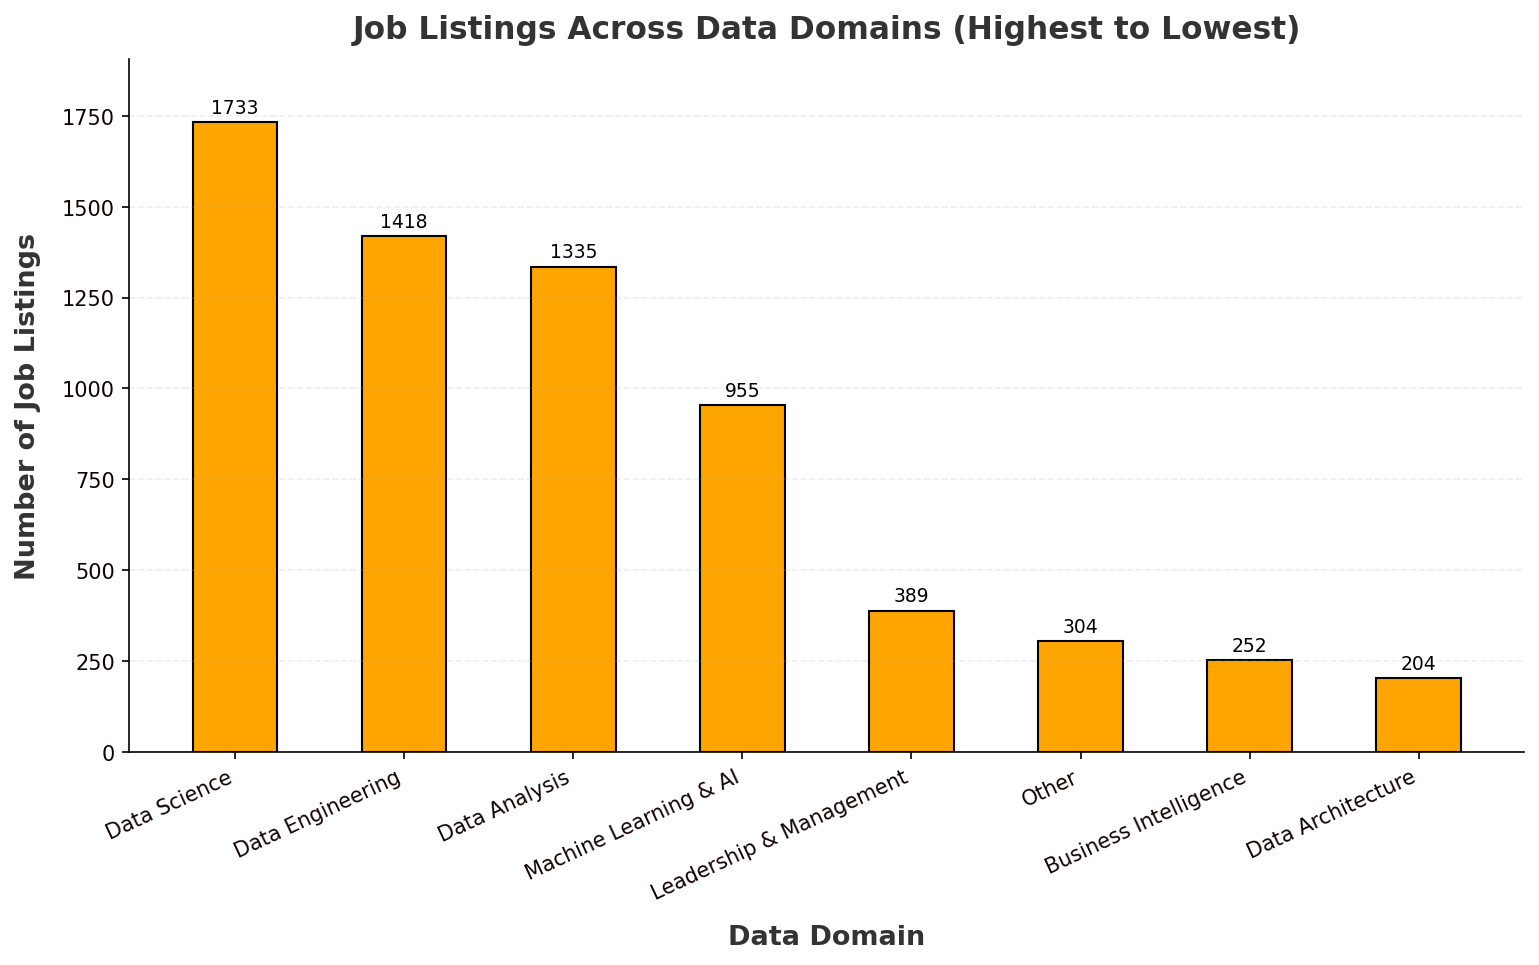
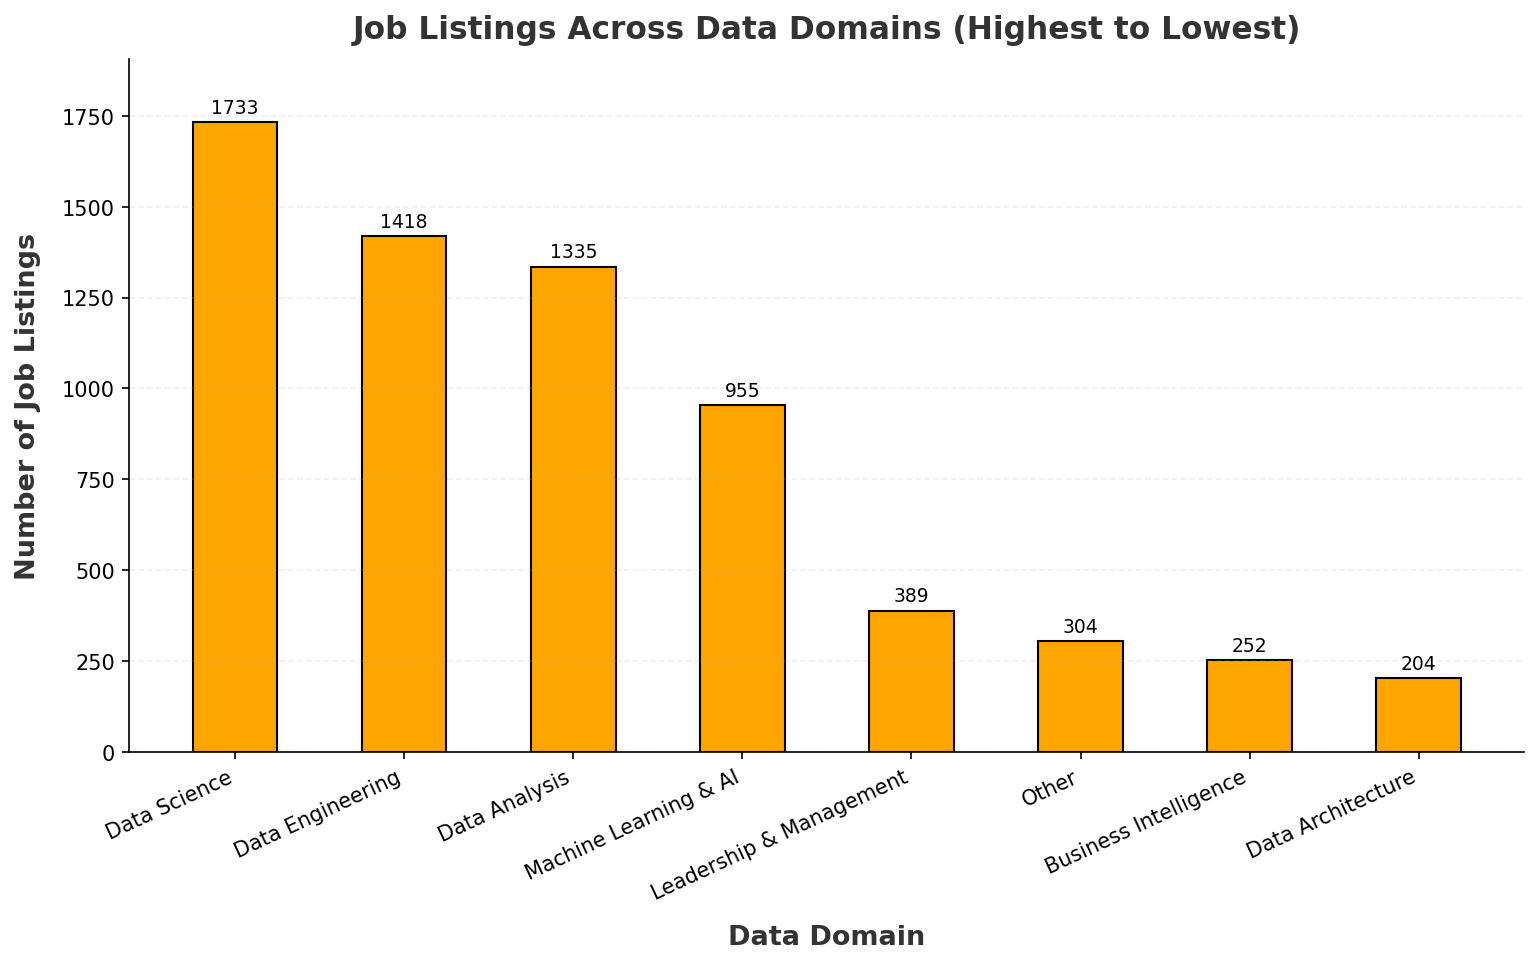
Code edit (unified diff) that turned the first committed figure into the second:
--- before
+++ after
@@ -28,6 +28,6 @@
 
 # Ticks
-plt.xticks(rotation=25, ha='right', fontsize=10, color="#110202")
-plt.yticks(fontsize=10, color="#110202")
+plt.xticks(rotation=25, ha='right', fontsize=10)
+plt.yticks(fontsize=10)
 
 # Value labels

Commit: Improved Plot Quality